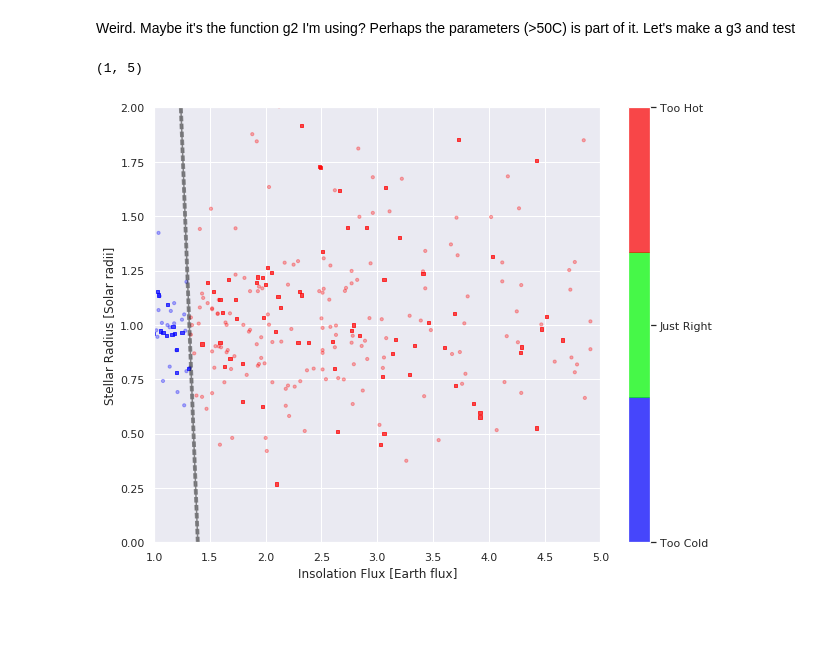
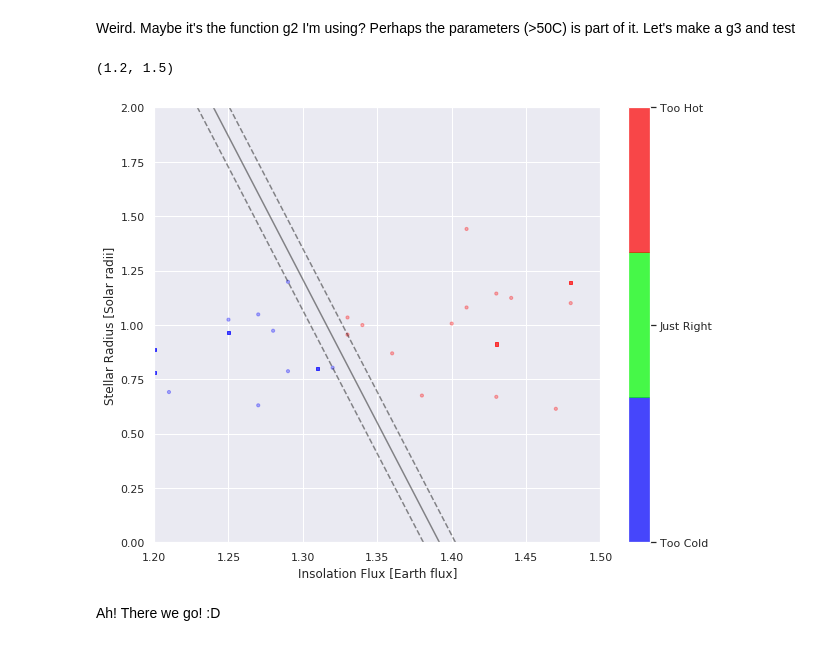
Before and after one commit to jdowzell/Thesis, a Jupyter notebook: 20190710 - Support Vector Machines.ipynb, the cells around one changed output. Cells and saved outputs as stored; diff of their text form; code cells hidden in the pictures; blank space fills up the shorter version.

```diff
--- a/20190710 - Support Vector Machines.ipynb
+++ b/20190710 - Support Vector Machines.ipynb
@@ -412,33 +412,35 @@ hotX_train, hotX_test, hotY_train, hotY_test = train_test_split(thX, thY, random
 coldX_train, coldX_test, coldY_train, coldY_test = train_test_split(tcX, tcY, random_state=1)
 #rightX_train, rightX_test, rightY_train, rightY_test = train_test_split(jrX, jrY, random_state=1)
 
 # Concatenating and reordering the testing and training data
 
 # Testing
 testingX = pd.concat([hotX_test, coldX_test])
 testingY = pd.concat([hotY_test, coldY_test])
 testingX = testingX.reindex(testingX.index.sort_values())
 testingY = testingY.reindex(testingY.index.sort_values())
 
 # Training
 trainingX = pd.concat([hotX_train, coldX_train])
 trainingY = pd.concat([hotY_train, coldY_train])
 trainingX = trainingX.reindex(trainingX.index.sort_values())
 trainingY = trainingY.reindex(trainingY.index.sort_values())
 
 newTrainX = trainingX.drop('koi_prad', axis=1).copy()
 newTestX = testingX.drop('koi_prad', axis=1).copy()
 
 model = SVC(kernel='linear', C=1E10)
 model.fit(newTrainX, trainingY)
 
 Xnew = newTestX
 ynew = model.predict(newTestX)
 
 makeNewGraph(dim3, dim2)
 plot_svc_decision_function(model);
 
-plt.xlim(1,5)
+plt.xlim(1.2,1.5)
 # %% [output]
-(1, 5)
+(1.2, 1.5)
-[figure, old version]
+[figure, new version]
+# %% [markdown]
+Ah! There we go! :D
```
